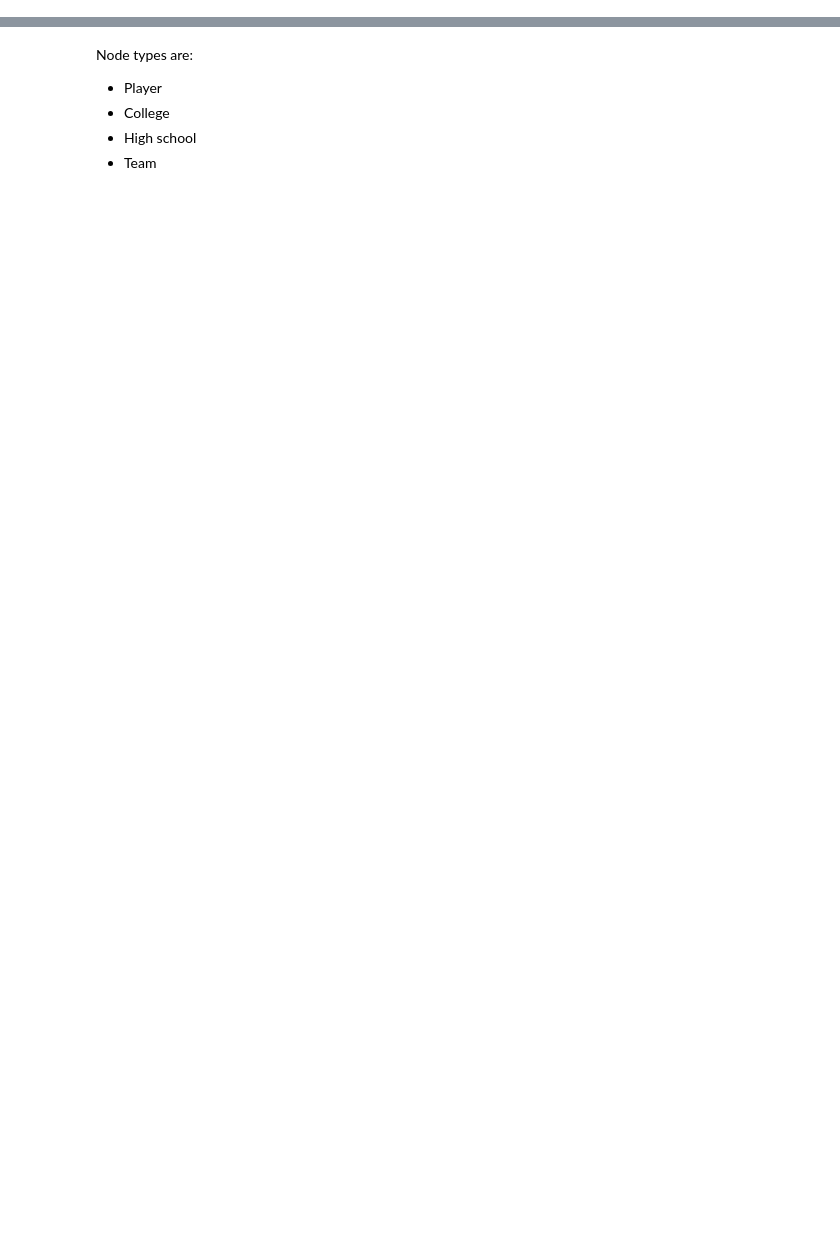
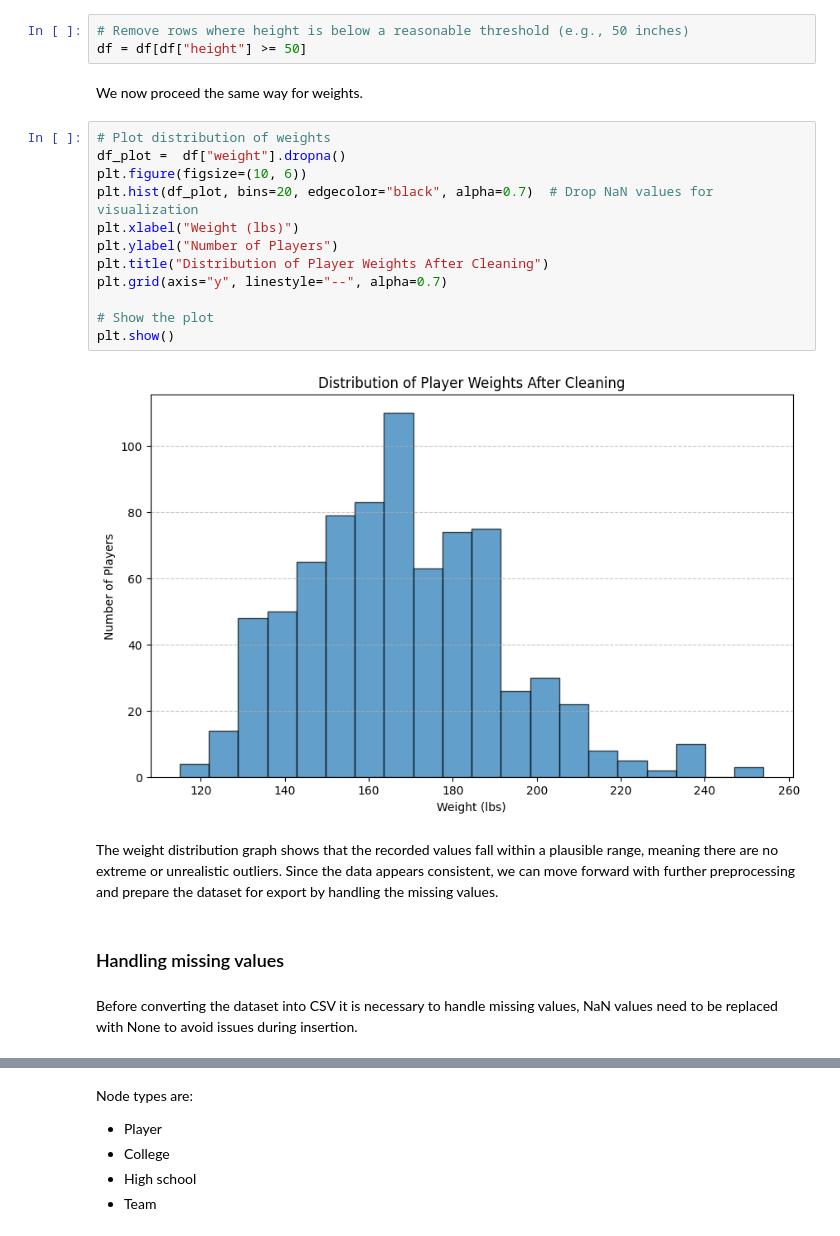
Before and after one commit to matounes/basket, a Jupyter notebook: eda.ipynb, the cells around one changed output, grey strips where cells are left out. Saved outputs shown, nothing was run; the diff lists cells and outputs as text; blank space fills up the shorter version.

```diff
--- a/eda.ipynb
+++ b/eda.ipynb
@@ -3,0 +245,25 @@ import numpy as np
+# %%
+# Remove rows where height is below a reasonable threshold (e.g., 50 inches)
+df = df[df["height"] >= 50]
+# %% [markdown]
+We now proceed the same way for weights.
+# %%
+# Plot distribution of weights
+df_plot =  df["weight"].dropna()
+plt.figure(figsize=(10, 6))
+plt.hist(df_plot, bins=20, edgecolor="black", alpha=0.7)  # Drop NaN values for visualization
+plt.xlabel("Weight (lbs)")
+plt.ylabel("Number of Players")
+plt.title("Distribution of Player Weights After Cleaning")
+plt.grid(axis="y", linestyle="--", alpha=0.7)
+
+# Show the plot
+plt.show()
+# %% [output]
+[figure, added]
+# %% [markdown]
+The weight distribution graph shows that the recorded values fall within a plausible range, meaning there are no extreme or unrealistic outliers. Since the data appears consistent, we can move forward with further preprocessing and prepare the dataset for export by handling the missing values.
+# %% [markdown]
+### Handling missing values
+# %% [markdown]
+Before converting the dataset into CSV it is necessary to handle missing values, NaN values need to be replaced with None to avoid issues during insertion.
```
Also changed, not shown: parts of 64 cells of this notebook.
